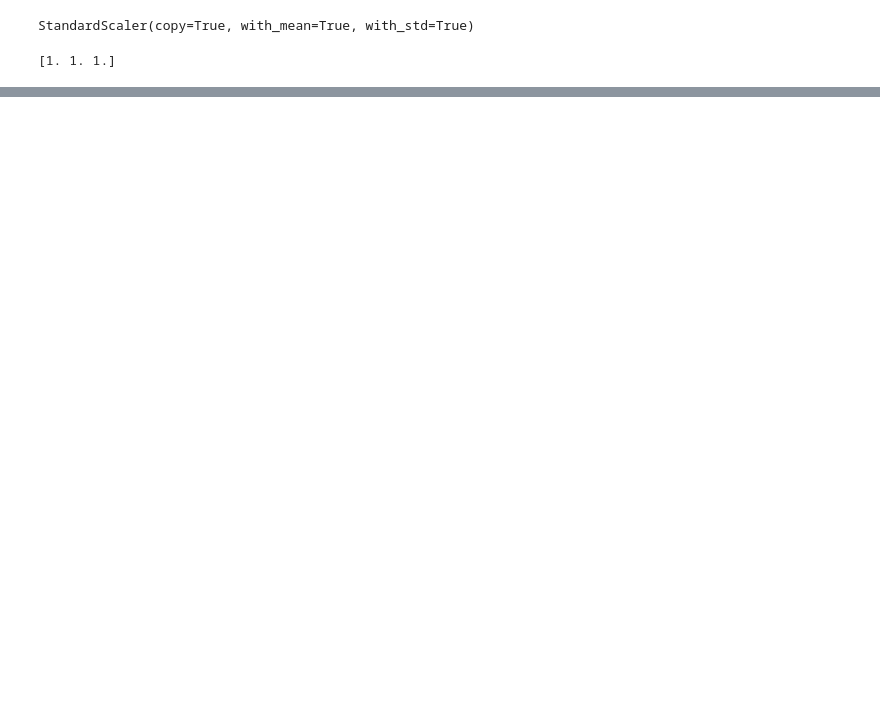
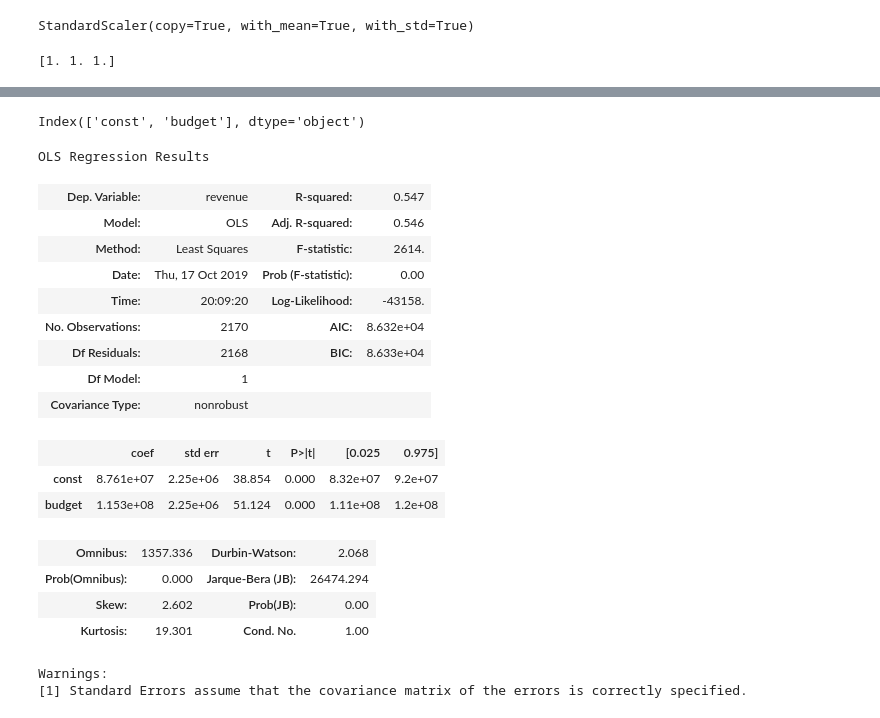
Before and after one commit to faltisco/Predict_Revenue, a Jupyter notebook: Initial_Modeling.ipynb, the cells around one changed output, grey strips where cells are left out. Cells and saved outputs as stored; diff of their text form; code cells hidden in the pictures; blank space fills up the shorter version.

Commit message:
finalize OLS model

```diff
--- a/Initial_Modeling.ipynb
+++ b/Initial_Modeling.ipynb
@@ -276,0 +254,29 @@ surf = ax.plot_surface(xx1, xx2, best_plane, color='k', alpha=.6, cmap='viridis'
+# %%
+X_2dimensional = X_scaled_c.drop(['runtime'], axis=1)
+X_2dimensional.columns
+# %% [output]
+Index(['const', 'budget'], dtype='object')
+# %%
+model_2d = sm.OLS(y, X_2dimensional)
+results_2 = model_2d.fit()
+results_2.summary()
+# %% [output]
+OLS Regression Results
+| Dep. Variable: | revenue | R-squared: | 0.547 |
+| Model: | OLS | Adj. R-squared: | 0.546 |
+| Method: | Least Squares | F-statistic: | 2614. |
+| Date: | Thu, 17 Oct 2019 | Prob (F-statistic): | 0.00 |
+| Time: | 20:09:20 | Log-Likelihood: | -43158. |
+| No. Observations: | 2170 | AIC: | 8.632e+04 |
+| Df Residuals: | 2168 | BIC: | 8.633e+04 |
+| Df Model: | 1 |  |  |
+| Covariance Type: | nonrobust |  |  |
+|  | coef | std err | t | P>|t| | [0.025 | 0.975] |
+| const | 8.761e+07 | 2.25e+06 | 38.854 | 0.000 | 8.32e+07 | 9.2e+07 |
+| budget | 1.153e+08 | 2.25e+06 | 51.124 | 0.000 | 1.11e+08 | 1.2e+08 |
+| Omnibus: | 1357.336 | Durbin-Watson: | 2.068 |
+| Prob(Omnibus): | 0.000 | Jarque-Bera (JB): | 26474.294 |
+| Skew: | 2.602 | Prob(JB): | 0.00 |
+| Kurtosis: | 19.301 | Cond. No. | 1.00 |
+Warnings:
+[1] Standard Errors assume that the covariance matrix of the errors is correctly specified.
```
Also changed, not shown: parts of 9 cells of this notebook.
